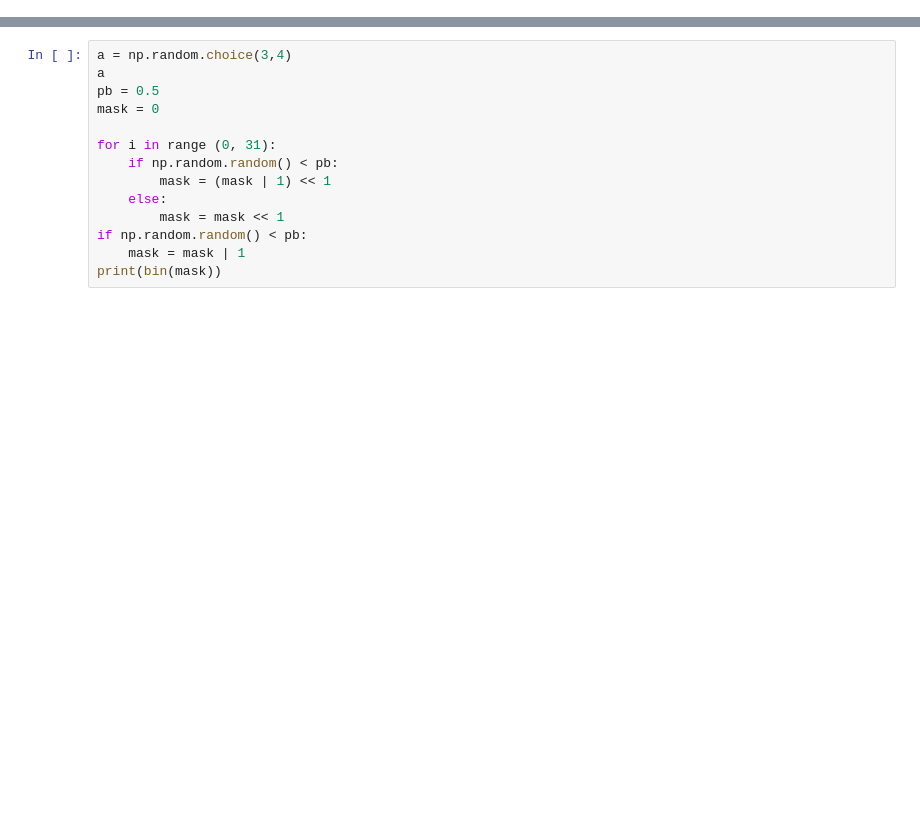
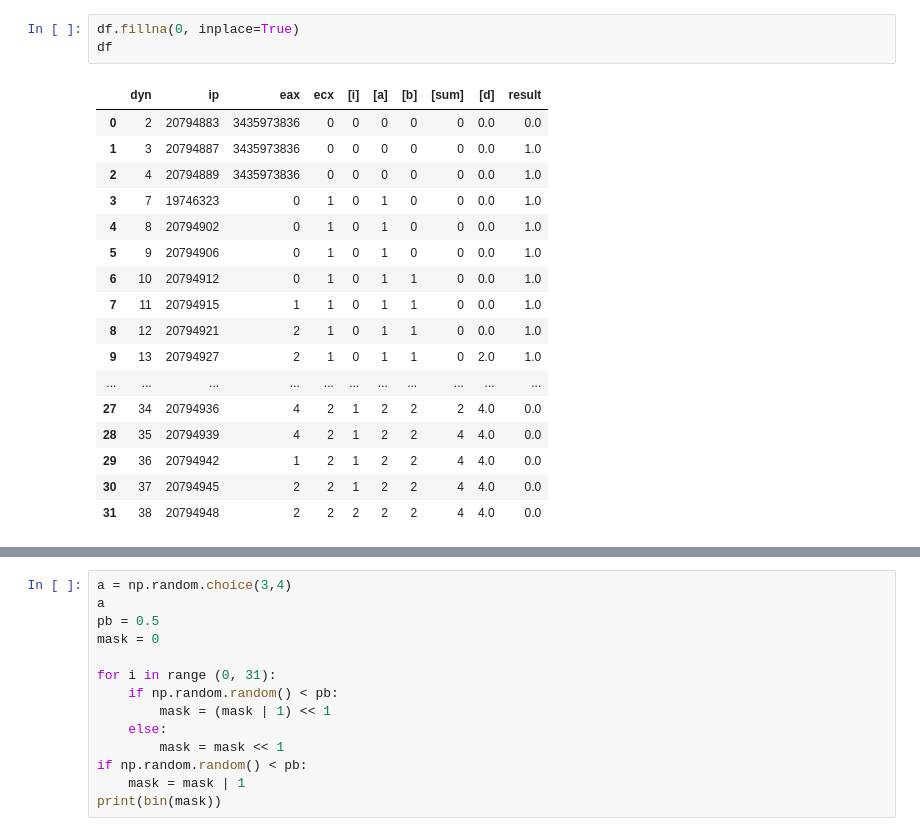
Before and after one commit to xiaofengwo/fi_similar_eq_class, a Jupyter notebook: test.ipynb, the cells around one changed output, grey strips where cells are left out. Drawn from its saved outputs; the diff is of its cells as text; blank space fills up the shorter version.

```diff
--- a/test.ipynb
+++ b/test.ipynb
@@ -26,0 +24,21 @@ a
+# %%
+df.fillna(0, inplace=True)
+df
+# %% [output]
+|  | dyn | ip | eax | ecx | [i] | [a] | [b] | [sum] | [d] | result |
+| 0 | 2 | 20794883 | 3435973836 | 0 | 0 | 0 | 0 | 0 | 0.0 | 0.0 |
+| 1 | 3 | 20794887 | 3435973836 | 0 | 0 | 0 | 0 | 0 | 0.0 | 1.0 |
+| 2 | 4 | 20794889 | 3435973836 | 0 | 0 | 0 | 0 | 0 | 0.0 | 1.0 |
+| 3 | 7 | 19746323 | 0 | 1 | 0 | 1 | 0 | 0 | 0.0 | 1.0 |
+| 4 | 8 | 20794902 | 0 | 1 | 0 | 1 | 0 | 0 | 0.0 | 1.0 |
+| 5 | 9 | 20794906 | 0 | 1 | 0 | 1 | 0 | 0 | 0.0 | 1.0 |
+| 6 | 10 | 20794912 | 0 | 1 | 0 | 1 | 1 | 0 | 0.0 | 1.0 |
+| 7 | 11 | 20794915 | 1 | 1 | 0 | 1 | 1 | 0 | 0.0 | 1.0 |
+| 8 | 12 | 20794921 | 2 | 1 | 0 | 1 | 1 | 0 | 0.0 | 1.0 |
+| 9 | 13 | 20794927 | 2 | 1 | 0 | 1 | 1 | 0 | 2.0 | 1.0 |
+| ... | ... | ... | ... | ... | ... | ... | ... | ... | ... | ... |
+| 27 | 34 | 20794936 | 4 | 2 | 1 | 2 | 2 | 2 | 4.0 | 0.0 |
+| 28 | 35 | 20794939 | 4 | 2 | 1 | 2 | 2 | 4 | 4.0 | 0.0 |
+| 29 | 36 | 20794942 | 1 | 2 | 1 | 2 | 2 | 4 | 4.0 | 0.0 |
+| 30 | 37 | 20794945 | 2 | 2 | 1 | 2 | 2 | 4 | 4.0 | 0.0 |
+| 31 | 38 | 20794948 | 2 | 2 | 2 | 2 | 2 | 4 | 4.0 | 0.0 |
```
Also changed, not shown: parts of 14 cells of this notebook, 4 other files.
